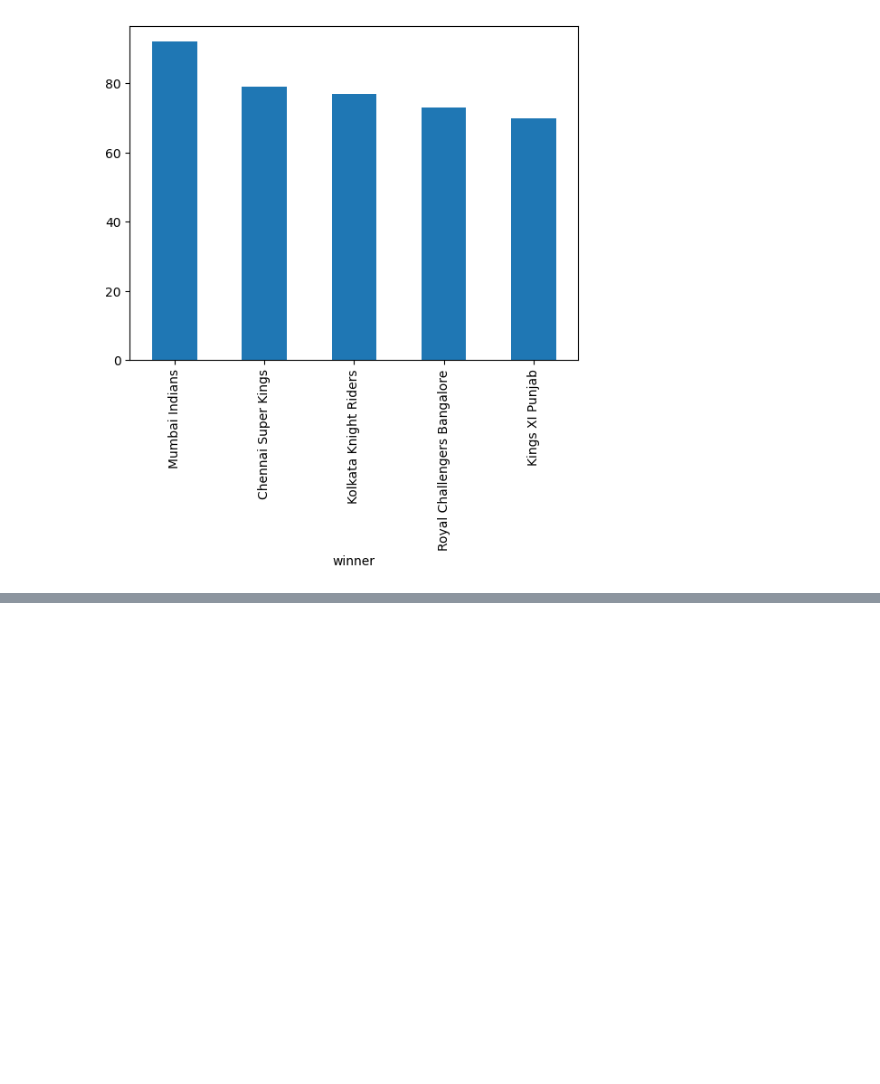
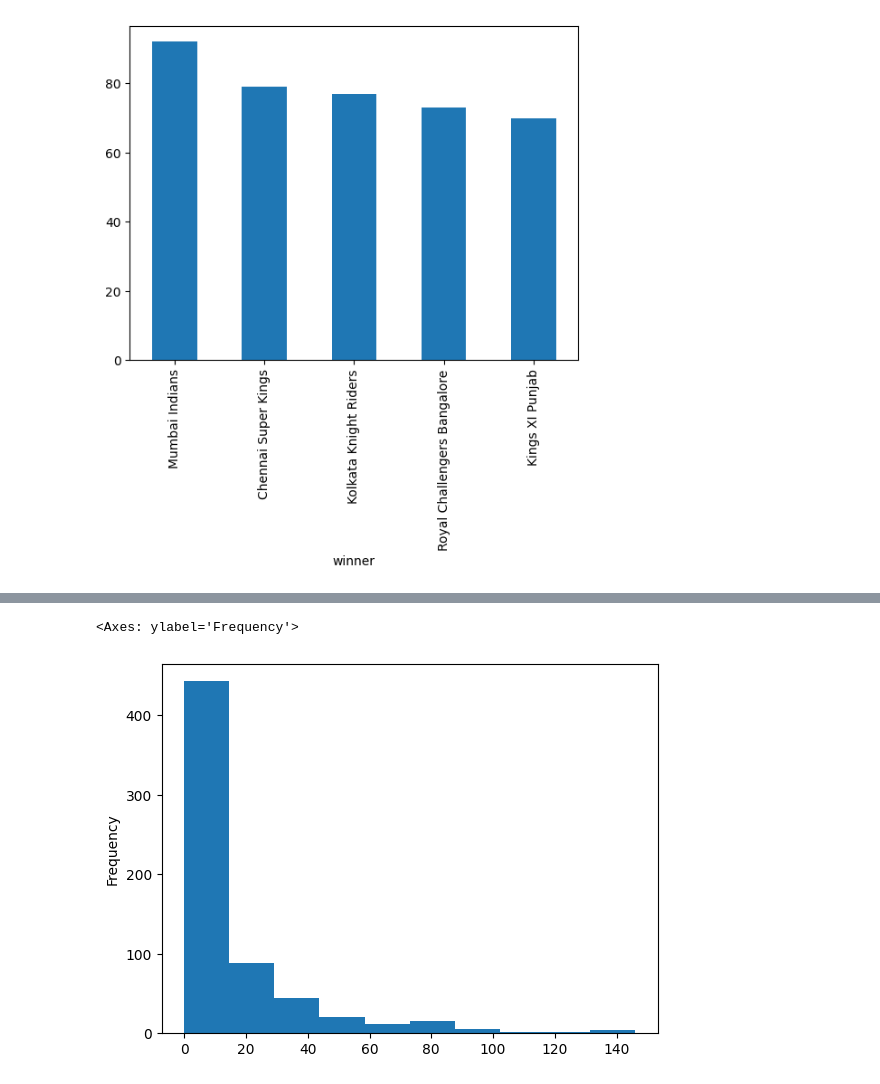
Before and after one commit to ajaykumar080286/Pandas, a Jupyter notebook: values_count.ipynb, the cells around one changed output, grey strips where cells are left out. Drawn from its saved outputs; the diff is of its cells as text; code cells hidden in the pictures; blank space fills up the shorter version.

```diff
--- a/values_count.ipynb
+++ b/values_count.ipynb
@@ -61,0 +77,5 @@ df['winner'].value_counts().head().plot(kind='bar')
+# %%
+df['win_by_runs'].plot(kind='hist')
+# %% [output]
+<Axes: ylabel='Frequency'>
+[figure, added]
```
Also changed, not shown: parts of 3 cells of this notebook.
